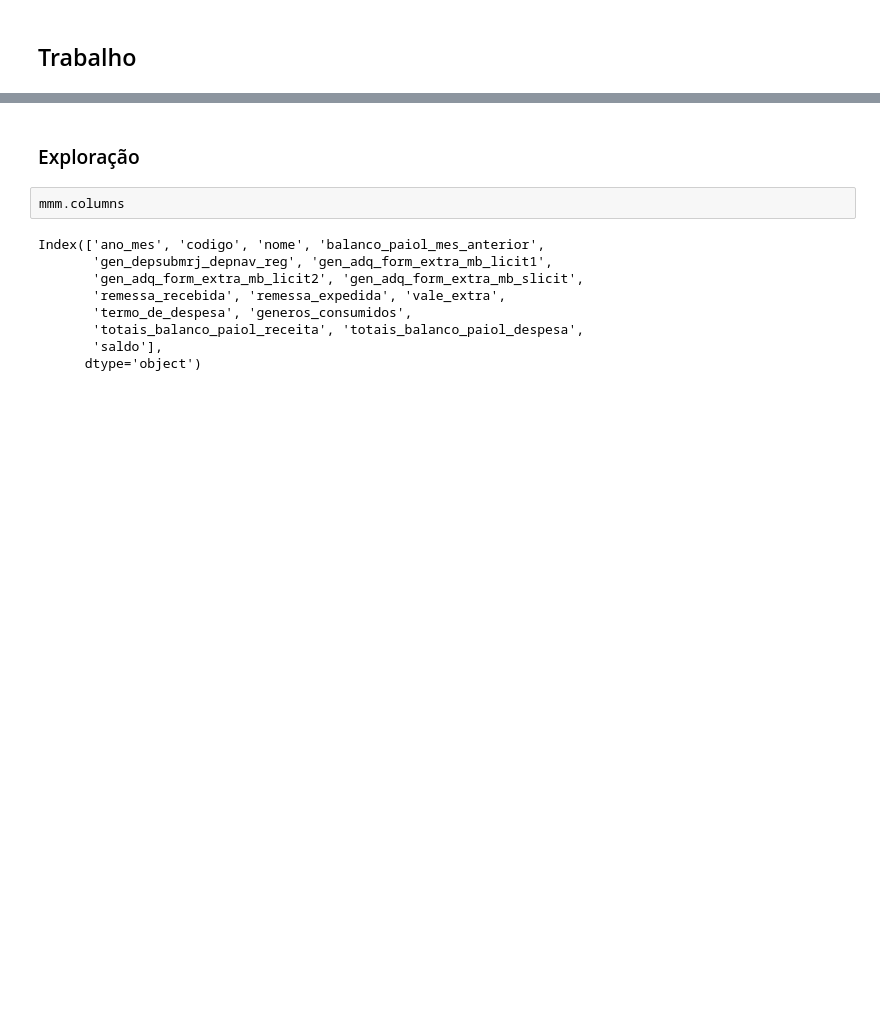
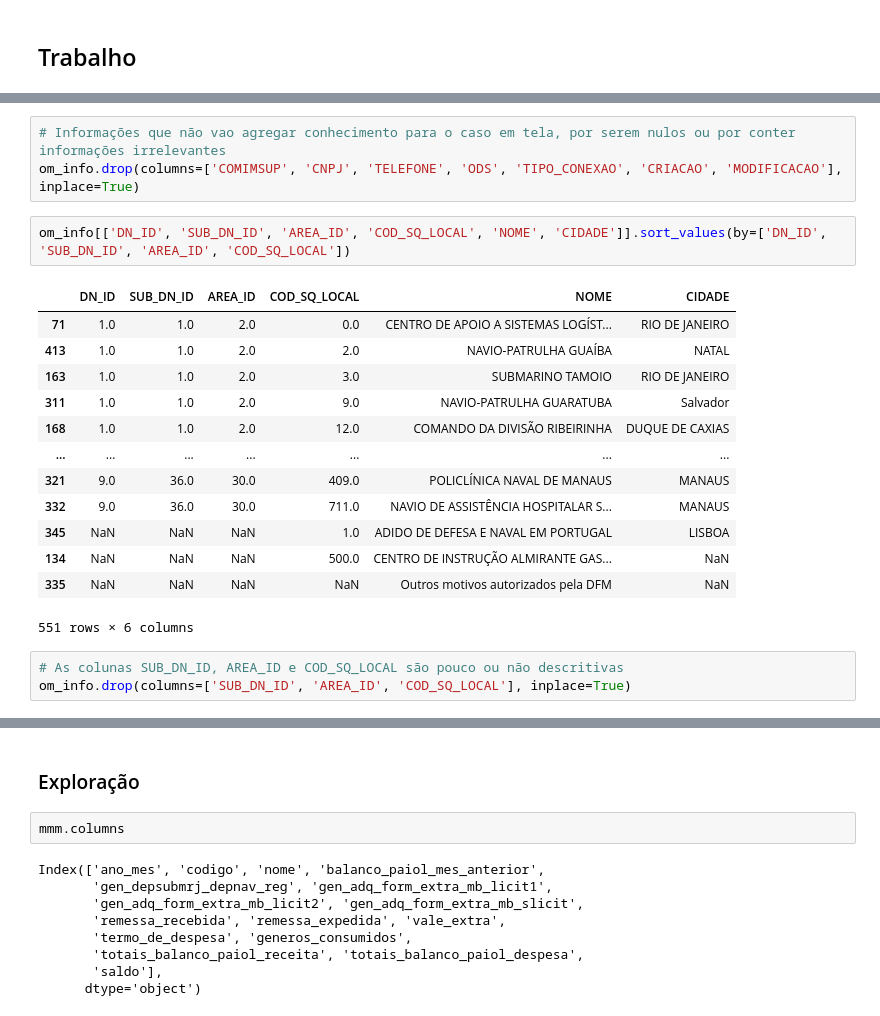
Before and after one commit to ffserro/MVP, a Jupyter notebook: mvp.ipynb, the cells around one changed output, grey strips where cells are left out. Cells and saved outputs as stored; diff of their text form; blank space fills up the shorter version.

```diff
--- a/mvp.ipynb
+++ b/mvp.ipynb
@@ -138,0 +211,22 @@ om_info = pd.read_csv('/content/MVP/dados/om_info_limpo.csv')
+# %%
+# Informações que não vao agregar conhecimento para o caso em tela, por serem nulos ou por conter informações irrelevantes
+om_info.drop(columns=['COMIMSUP', 'CNPJ', 'TELEFONE', 'ODS', 'TIPO_CONEXAO', 'CRIACAO', 'MODIFICACAO'], inplace=True)
+# %%
+om_info[['DN_ID', 'SUB_DN_ID', 'AREA_ID', 'COD_SQ_LOCAL', 'NOME', 'CIDADE']].sort_values(by=['DN_ID', 'SUB_DN_ID', 'AREA_ID', 'COD_SQ_LOCAL'])
+# %% [output]
+|  | DN_ID | SUB_DN_ID | AREA_ID | COD_SQ_LOCAL | NOME | CIDADE |
+| 71 | 1.0 | 1.0 | 2.0 | 0.0 | CENTRO DE APOIO A SISTEMAS LOGÍST... | RIO DE JANEIRO |
+| 413 | 1.0 | 1.0 | 2.0 | 2.0 | NAVIO-PATRULHA GUAÍBA | NATAL |
+| 163 | 1.0 | 1.0 | 2.0 | 3.0 | SUBMARINO TAMOIO | RIO DE JANEIRO |
+| 311 | 1.0 | 1.0 | 2.0 | 9.0 | NAVIO-PATRULHA GUARATUBA | Salvador |
+| 168 | 1.0 | 1.0 | 2.0 | 12.0 | COMANDO DA DIVISÃO RIBEIRINHA | DUQUE DE CAXIAS |
+| ... | ... | ... | ... | ... | ... | ... |
+| 321 | 9.0 | 36.0 | 30.0 | 409.0 | POLICLÍNICA NAVAL DE MANAUS | MANAUS |
+| 332 | 9.0 | 36.0 | 30.0 | 711.0 | NAVIO DE ASSISTÊNCIA HOSPITALAR S... | MANAUS |
+| 345 | NaN | NaN | NaN | 1.0 | ADIDO DE DEFESA E NAVAL EM PORTUGAL | LISBOA |
+| 134 | NaN | NaN | NaN | 500.0 | CENTRO DE INSTRUÇÃO ALMIRANTE GAS... | NaN |
+| 335 | NaN | NaN | NaN | NaN | Outros motivos autorizados pela DFM | NaN |
+551 rows × 6 columns
+# %%
+# As colunas SUB_DN_ID, AREA_ID e COD_SQ_LOCAL são pouco ou não descritivas
+om_info.drop(columns=['SUB_DN_ID', 'AREA_ID', 'COD_SQ_LOCAL'], inplace=True)
```
Also changed, not shown: parts of 43 cells of this notebook.
